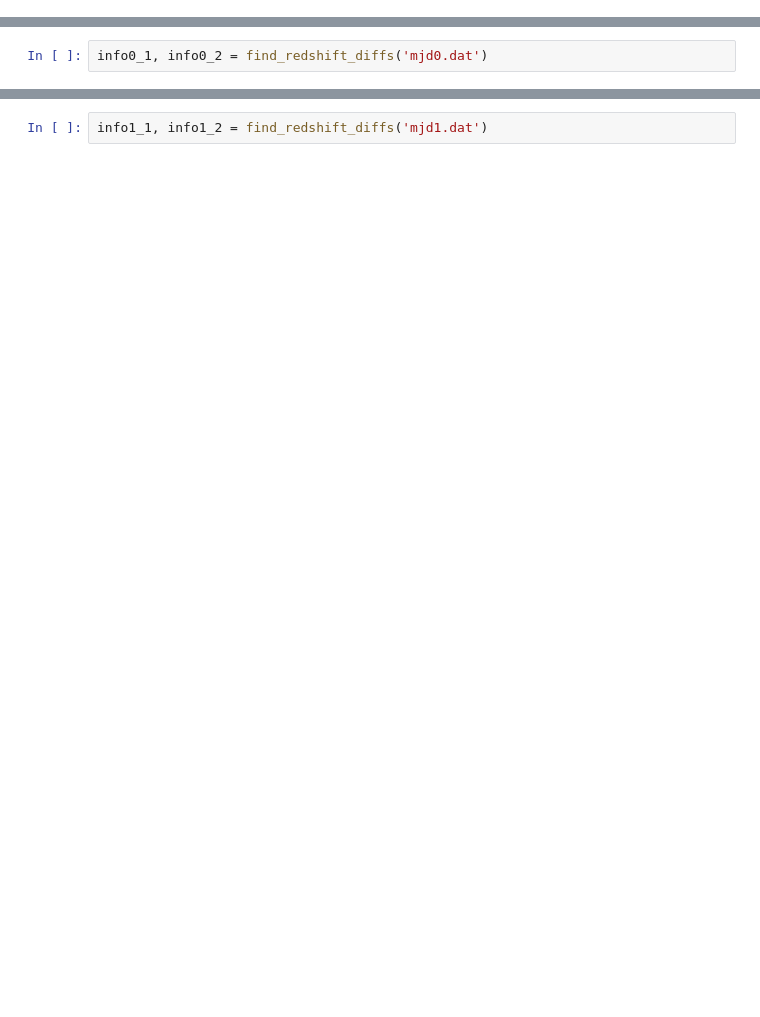
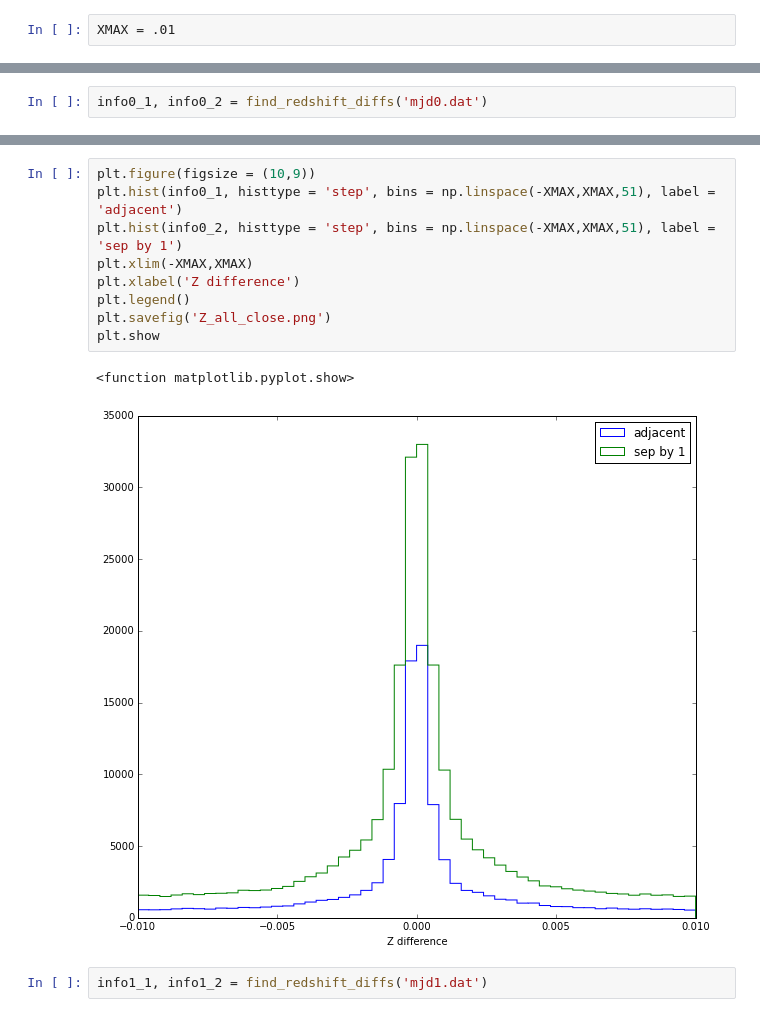
Before and after one commit to kgage/bossghost, a Jupyter notebook: ZChecking.ipynb, the cells around one changed output, grey strips where cells are left out. Cells and saved outputs as stored; diff of their text form; blank space fills up the shorter version.

```diff
--- a/ZChecking.ipynb
+++ b/ZChecking.ipynb
@@ -2,6 +2,8 @@
 import matplotlib.pyplot as plt
 import numpy as np
 %matplotlib inline
+# %%
+XMAX = .01
 # %%
 def find_redshift_diffs(file_name):
     """
@@ -61,3 +60,15 @@ plt.show
+# %%
+plt.figure(figsize = (10,9))
+plt.hist(info0_1, histtype = 'step', bins = np.linspace(-XMAX,XMAX,51), label = 'adjacent')
+plt.hist(info0_2, histtype = 'step', bins = np.linspace(-XMAX,XMAX,51), label = 'sep by 1')
+plt.xlim(-XMAX,XMAX)
+plt.xlabel('Z difference')
+plt.legend()
+plt.savefig('Z_all_close.png')
+plt.show
+# %% [output]
+<function matplotlib.pyplot.show>
+[figure, added]
 # %%
 info1_1, info1_2 = find_redshift_diffs('mjd1.dat')
 # %%
```
Also changed, not shown: parts of 13 cells of this notebook.
